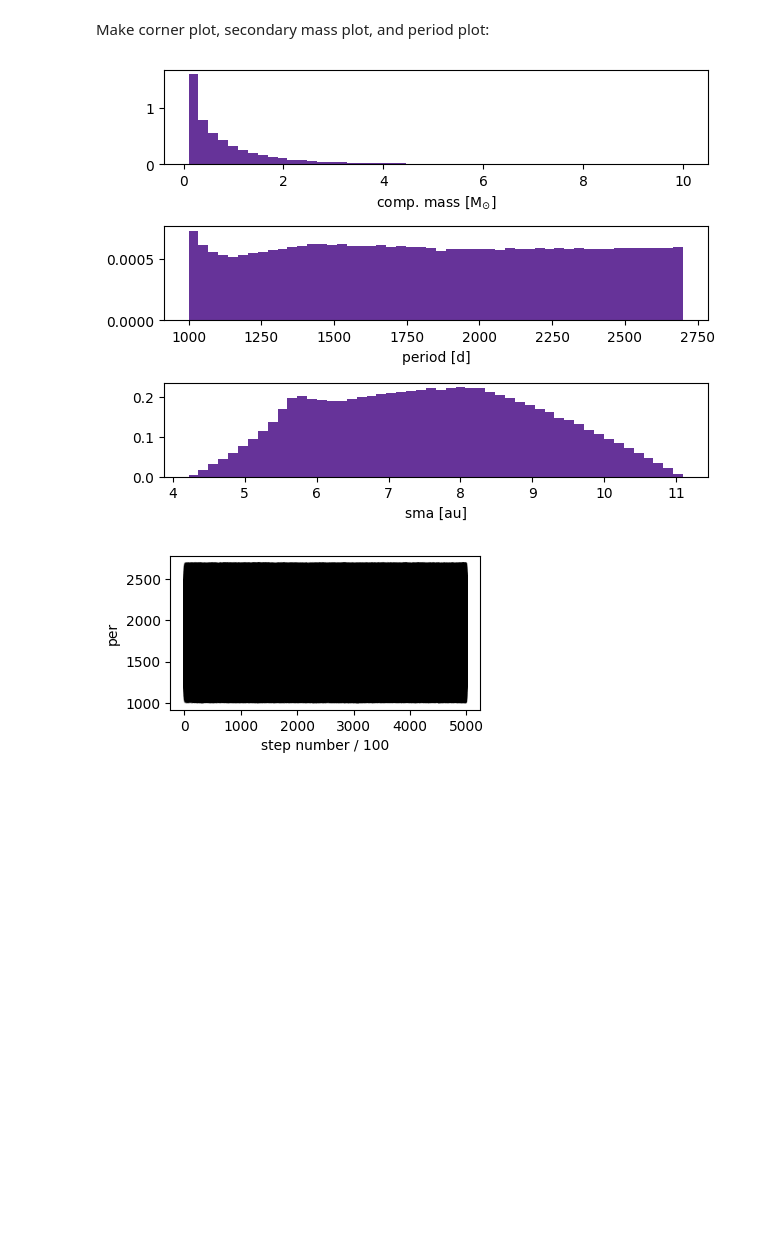
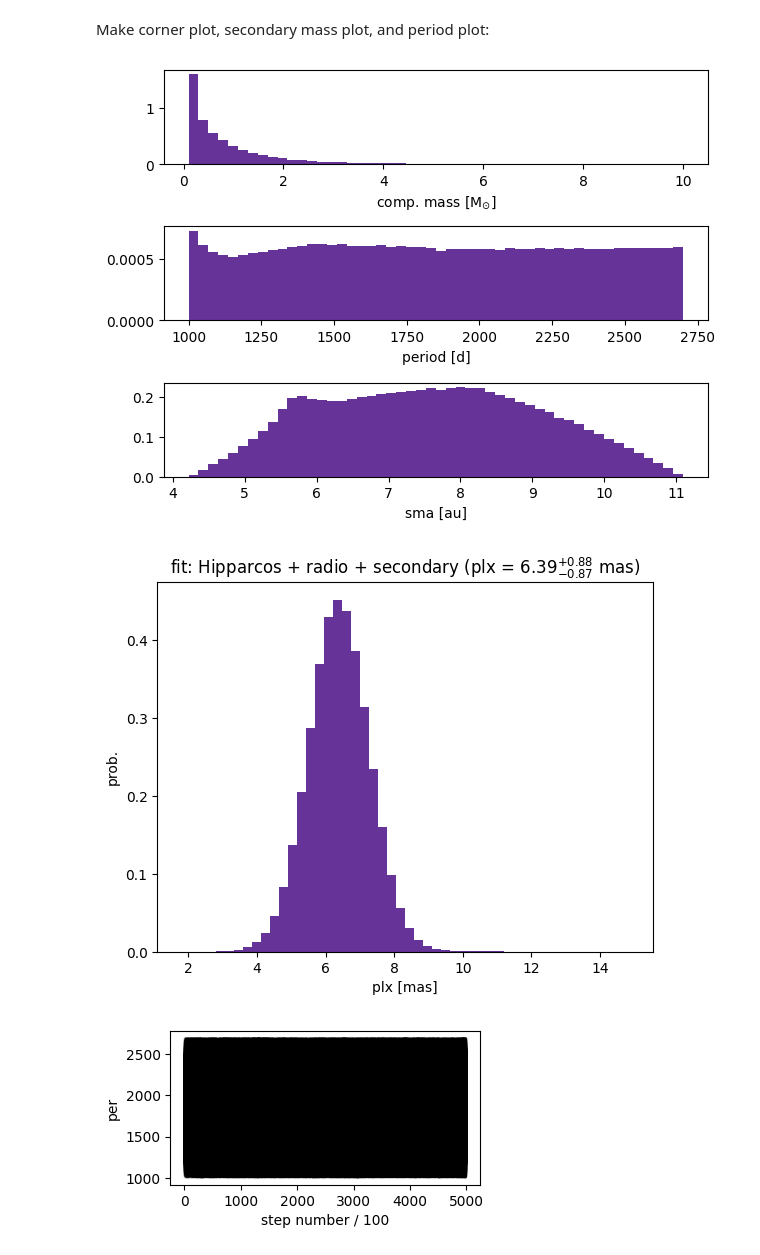
Before and after one commit to sblunt/betelgeuse, a Jupyter notebook: is_it_real.ipynb, the cells around one changed output. Cells and saved outputs as stored; diff of their text form; code cells hidden in the pictures; blank space fills up the shorter version.

Commit message:
make parallax plot

```diff
--- a/is_it_real.ipynb
+++ b/is_it_real.ipynb
@@ -25,33 +25,58 @@ fig, ax = plt.subplots(3, 1)
 ax[0].hist(
     beetle_results.post[:, beetle_results.param_idx["m1"]] * u.M_jup / u.M_sun,
     bins=50,
     density=True,
     color="rebeccapurple",
 )
 ax[0].set_xlabel("comp. mass [M$_{{\\odot}}$]")
 ax[1].hist(
     beetle_results.post[:, beetle_results.param_idx["per1"]] * 365.25,
     bins=50,
     density=True,
     color="rebeccapurple",
 )
 ax[1].set_xlabel("period [d]")
 ax[2].hist(
     (
         (beetle_results.post[:, beetle_results.param_idx["per1"]]) ** 2
         * beetle_results.post[:, beetle_results.param_idx["m0"]]
     )
     ** (1 / 3),
     bins=50,
     density=True,
     color="rebeccapurple",
 )
 ax[2].set_xlabel("sma [au]")
 
 plt.tight_layout()
 plt.savefig("{}/mass_period.png".format(savedir), dpi=250)
+
+# plot parallax
+fig, ax = plt.subplots(1, 1)
+ax.hist(
+    beetle_results.post[:, beetle_results.param_idx["plx"]],
+    bins=50,
+    density=True,
+    color="rebeccapurple",
+)
+
+plx_cis = np.quantile(
+    beetle_results.post[:, beetle_results.param_idx["plx"]], [0.16, 0.5, 0.84]
+)
+med = plx_cis[1]
+lo = plx_cis[1] - plx_cis[0]
+hi = plx_cis[2] - plx_cis[1]
+ax.set_title(
+    "fit: Hipparcos + radio + secondary (plx = ${:.2f}^{{+{:.2f}}}_{{-{:.2f}}}$ mas)".format(
+        med, hi, lo
+    )
+)
+plt.xlabel("plx [mas]")
+plt.ylabel("prob.")
+plt.savefig("{}/plx.png".format(savedir), dpi=250)
 # %% [output]
 [figure]
+[figure, added]
 # %%
 # make MCMC convergence plots
 params = {"per1": "per"}
```
Also changed, not shown: 1 other file.
